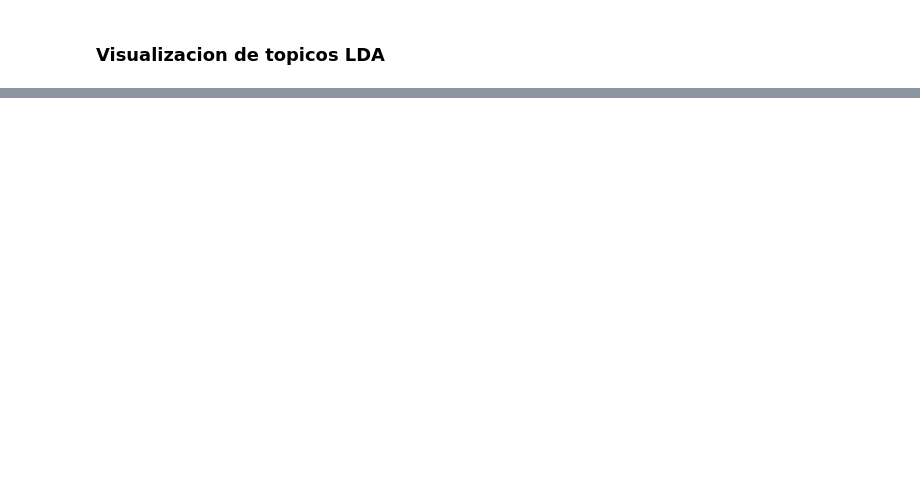
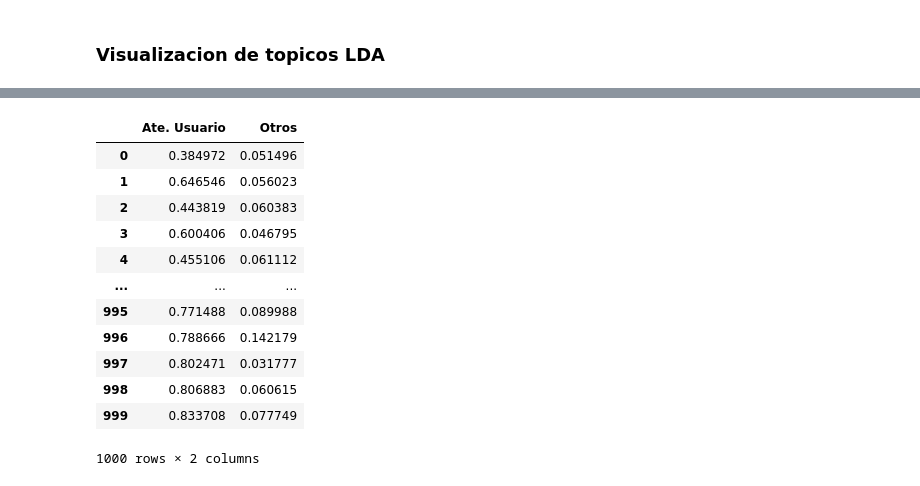
Before and after one commit to johnkbarrera/R2D2, a Jupyter notebook: BancoNacion/Computing data.ipynb, the cells around one changed output, grey strips where cells are left out. Cells and saved outputs as stored; diff of their text form; code cells hidden in the pictures; blank space fills up the shorter version.

```diff
--- a/BancoNacion/Computing data.ipynb
+++ b/BancoNacion/Computing data.ipynb
@@ -399,0 +440,16 @@ topic
+# %%
+df_results
+# %% [output]
+|  | Ate. Usuario | Otros |
+| 0 | 0.384972 | 0.051496 |
+| 1 | 0.646546 | 0.056023 |
+| 2 | 0.443819 | 0.060383 |
+| 3 | 0.600406 | 0.046795 |
+| 4 | 0.455106 | 0.061112 |
+| ... | ... | ... |
+| 995 | 0.771488 | 0.089988 |
+| 996 | 0.788666 | 0.142179 |
+| 997 | 0.802471 | 0.031777 |
+| 998 | 0.806883 | 0.060615 |
+| 999 | 0.833708 | 0.077749 |
+1000 rows × 2 columns
```
Also changed, not shown: parts of 36 cells of this notebook, 3 other files.
